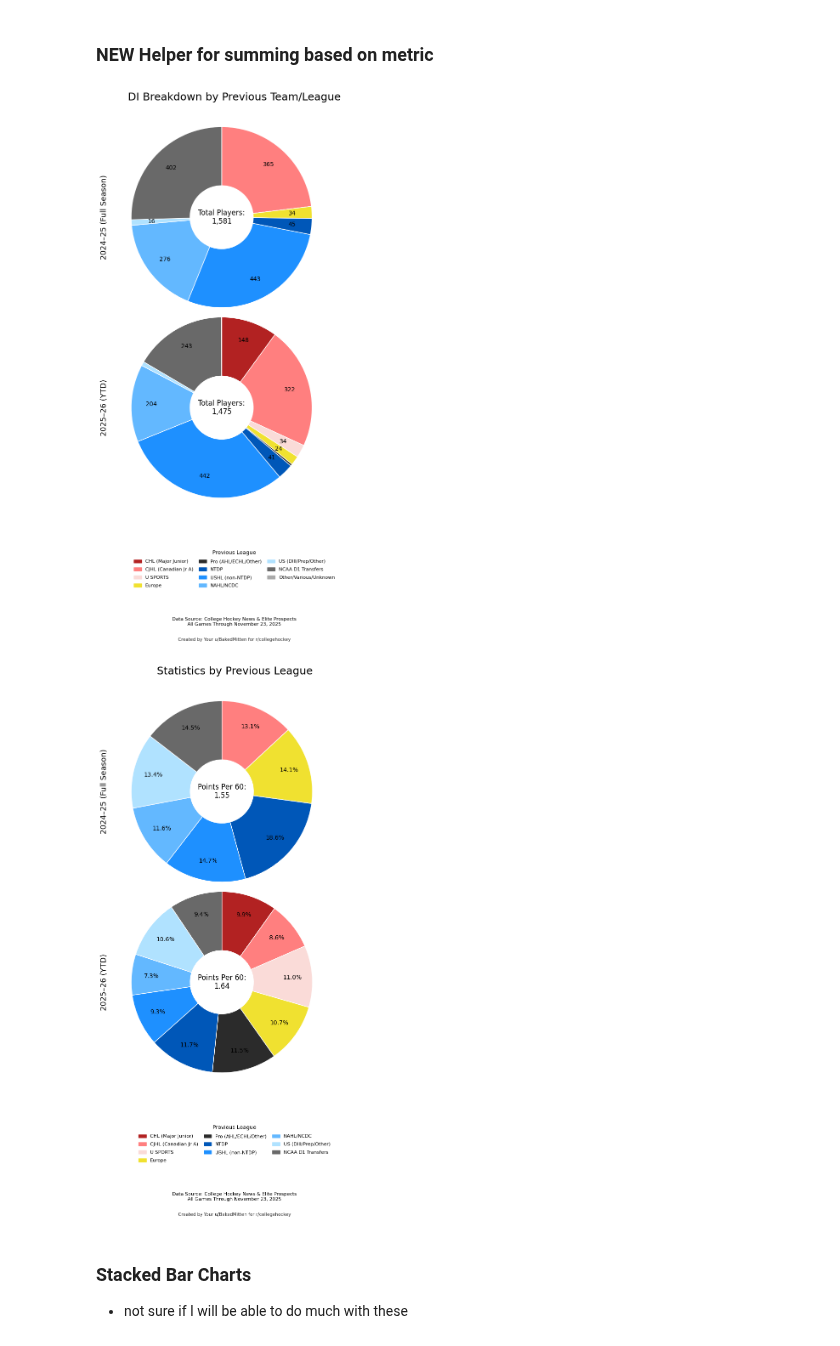
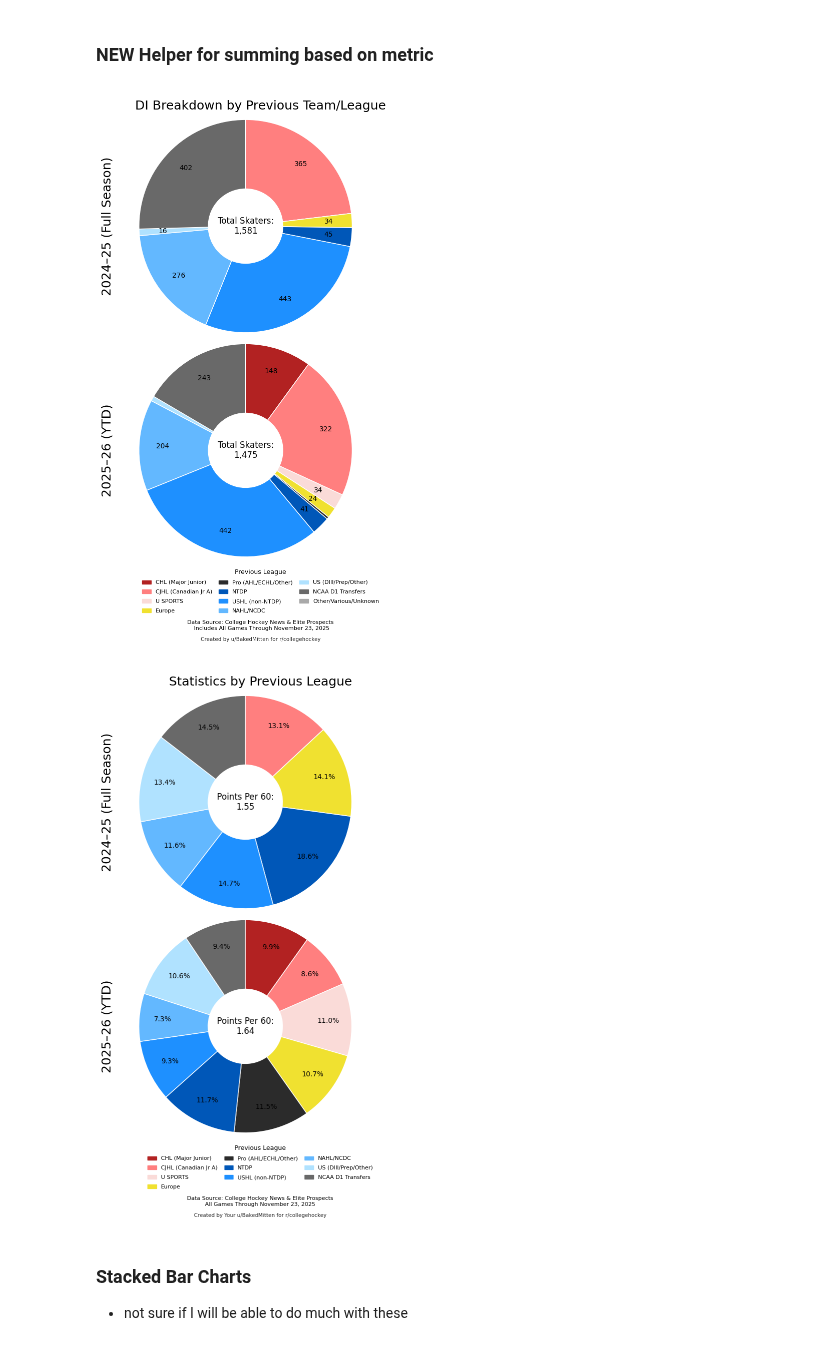
Before and after one commit to JSmith1826/college_hockey_2526, a Jupyter notebook: workbook/visualization_scripts/scoring_by_player_origin.ipynb, the cells around one changed output. Saved outputs shown, nothing was run; the diff lists cells and outputs as text; code cells hidden in the pictures.

```diff
--- a/workbook/visualization_scripts/scoring_by_player_origin.ipynb
+++ b/workbook/visualization_scripts/scoring_by_player_origin.ipynb
@@ -1179,7 +968,7 @@ import math
 
 # ---------- Caption helper for center text ----------
 METRIC_CAPTION_MAP = {
-    "Player_Count": "Total Players",
+    "Player_Count": "Total Skaters",
     "Games_Played": "Total Games",
     "G": "Total Goals",
     "A": "Total Assists",
@@ -1192,7 +981,7 @@ METRIC_CAPTION_MAP = {
     "A_per_player": "Assists Per Player",
     "Pts_per_player": "Points Per Player",
     "Shots_per_player": "Shots Per Player",
-    "G_per_game": "Goals Per Game",
+    "G_per_game": "Goals Per Player PerGame",
     "A_per_game": "Assists Per Game",
     "Pts_per_game": "Points Per Game",
     "Shots_per_game": "Shots Per Game",
@@ -1342,9 +1131,9 @@ def plot_origin_donuts(
     fig, (ax_top, ax_bot) = plt.subplots(2, 1, figsize=figsize)
 
     if font_prop is not None:
-        fig.suptitle(title, fontproperties=font_prop, fontsize=18, y=0.97)
+        fig.suptitle(title, fontproperties=font_prop, fontsize=18, y=0.94)
     else:
-        fig.suptitle(title, fontsize=18, y=0.97)
+        fig.suptitle(title, fontsize=18, y=0.94)
 
     # Donut axes positions: make them big and central
     # [left, bottom, width, height] in figure coordinates (0–1)
@@ -1382,7 +1171,7 @@ def plot_origin_donuts(
         ha="center",
         va="center",
         rotation=90,
-        fontsize=13,
+        fontsize=18,
         fontproperties=font_prop,
         transform=ax_top.transAxes,
     )
@@ -1435,7 +1224,7 @@ def plot_origin_donuts(
         ha="center",
         va="center",
         rotation=90,
-        fontsize=13,
+        fontsize=18,
         fontproperties=font_prop,
         transform=ax_bot.transAxes,
     )
@@ -1472,7 +1261,7 @@ def plot_origin_donuts(
         handles=handles,
         title="Previous League",
         loc="lower center",
-        bbox_to_anchor=(0.5, 0.13),
+        bbox_to_anchor=(0.5, 0.20),
         ncol=cols,
         frameon=False,
         fontsize=8,
@@ -1486,7 +1275,7 @@ def plot_origin_donuts(
     if data_source_text:
         fig.text(
             0.5,
-            0.08,
+            0.19,
             data_source_text,
             ha="center",
             va="center",
@@ -1495,7 +1284,7 @@ def plot_origin_donuts(
     if signature_text:
         fig.text(
             0.5,
-            0.05,
+            0.17,
             signature_text,
             ha="center",
             va="center",
@@ -1507,24 +1296,24 @@ def plot_origin_donuts(
 # %%
 ## Call the plot_origin_donuts function to plot Total Players (Player_Count) by Previous League for 24-25 and 25-26 seasons
 fig = plot_origin_donuts(
     df_prev_agg=agg_24_25_df,
     df_current_agg=agg_df,
     metric="Player_Count",
     title="DI Breakdown by Previous Team/League",
     prev_label="2024–25 (Full Season)",
     current_label="2025–26 (YTD)",
     label_mode="raw",
     raw_decimals=0,
     min_pct_for_label=0.01,
     figsize=(10, 14),
-    data_source_text=f"Data Source: College Hockey News & Elite Prospects\nAll Games Through {config.last_game_date}",
-    signature_text="Created by Your u/BakedMitten for r/collegehockey",
+    data_source_text=f"Data Source: College Hockey News & Elite Prospects\n Includes All Games Through {config.last_game_date}",
+    signature_text="Created by u/BakedMitten for r/collegehockey",
     center_value_decimals=2,
 )
 # Show the plot
 plt.show()
 # %% [output]
-[figure, old version]
+[figure, new version]
 # %%
 ## Call the plot_origin_donuts function to plot Goals per Game by Previous League for 24-25 vs 25-26 YTD
 fig = plot_origin_donuts(
@@ -1545,7 +1334,7 @@ fig = plot_origin_donuts(
 # Show the plot
 plt.show()
 # %% [output]
-[figure, old version]
+[figure, new version]
 # %% [markdown]
 ### Stacked Bar Charts
 - not sure if I will be able to do much with these
```
Also changed, not shown: parts of 1 cell of this notebook.
